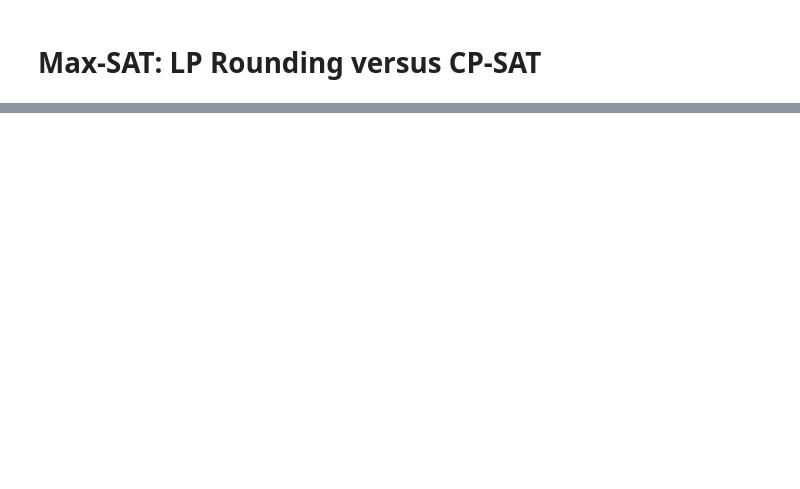
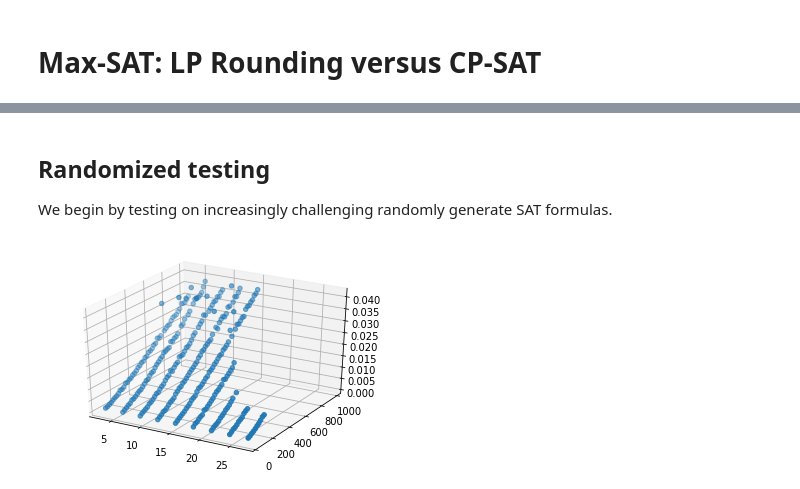
Before and after one commit to subinbean/Randomized-LP-Rounding-ILP, a Jupyter notebook: max_sat/max_sat.ipynb, the cells around one changed output, grey strips where cells are left out. Saved outputs shown, nothing was run; the diff lists cells and outputs as text; code cells hidden in the pictures; blank space fills up the shorter version.

Commit message:
Max sat testing

```diff
--- a/max_sat/max_sat.ipynb
+++ b/max_sat/max_sat.ipynb
@@ -94,7 +112,7 @@ def do_lp_algo(CNF, k, n, m):
 # %%
 k = 3
-n = 3
-m = 50
+n = 10
+m = 1000
 ex = F(k, n, m)
 do_lp_algo(ex, k, n, m)
 # %% [output]
@@ -138,2 +166,2 @@ def solveILP(CNF, k, n, m):
 # %%
-ys, zs = solveILP(ex, k, n, m)
+ys, zs = solveILP(ex, k, n, m, 10)
@@ -183,0 +175,15 @@ ex
+# %% [markdown]
+## Randomized testing
+We begin by testing on increasingly challenging randomly generate SAT formulas.
+# %%
+nms = [[(n * 3, m) for n in range(1, min(10, m // 4))] for m in range(40, 1000, 20)]
+p = len(nms)
+q = min(map(lambda arr: len(arr), nms))
+xs = list(map(lambda arr : arr[:q], nms)) # truncate
+# %%
+from timeit import default_timer as timer
+
+def timeFctn(func):
+    t = timer()
+    res = func()
+    return (res, timer() - t)
@@ -183,0 +234,27 @@ ex
+# %%
+
+
+def to_scatterable(X, Y):
+  xs = []
+  ys = []
+  zs = []
+
+  for i in range(min(len(X), len(Y))):
+    Xi = X[i]
+    Yi = Y[i]
+
+    for j in range(min(len(Xi), len(Yi))):
+      (x, y) = Xi[j]
+      z = Yi[j]
+
+      xs.append(x)
+      ys.append(y)
+      zs.append(z)
+  return (xs, ys, zs)
+fig = plt.figure()
+ax = fig.add_subplot(111, projection='3d')
+(xs, ys, zs) = to_scatterable(nms, lp_times)
+ax.scatter(xs, ys, zs)
+plt.show()
+# %% [output]
+[figure, added]
```
Also changed, not shown: parts of 24 cells of this notebook.
